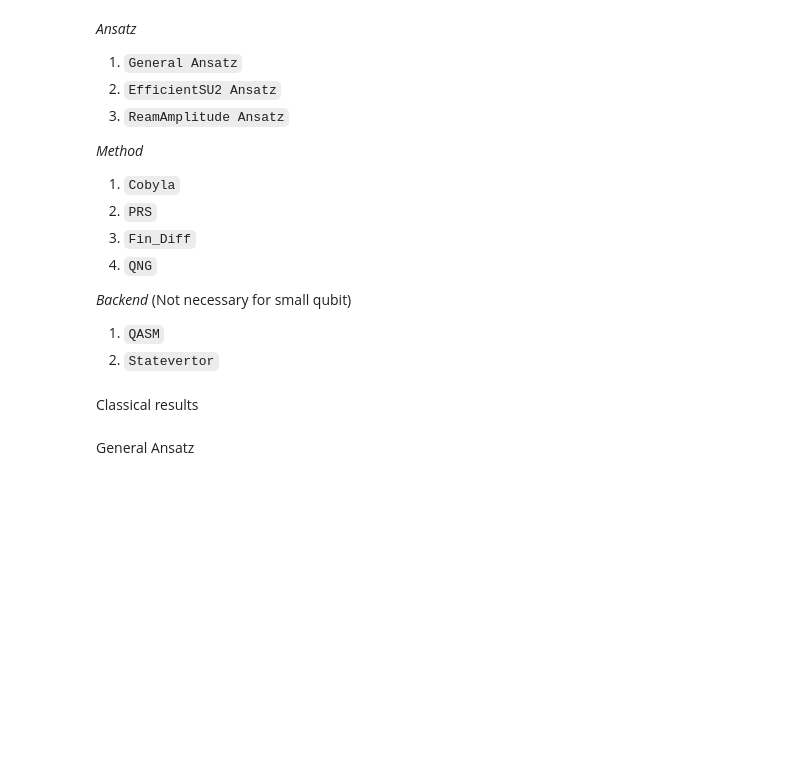
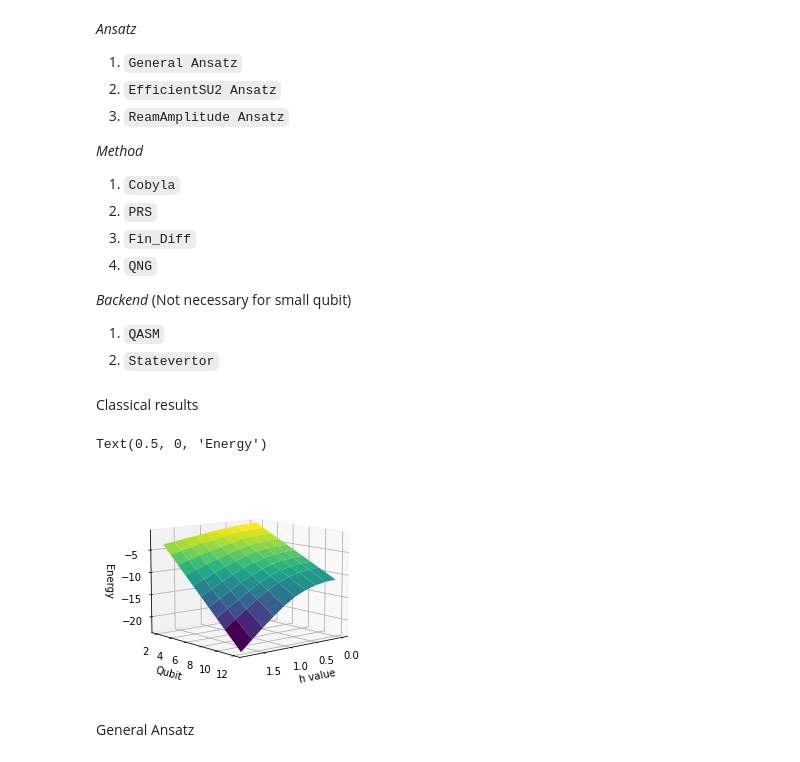
Before and after one commit to leductruyen/Quantum-Computing-Intern-Variatioal-Quantum-Algorithm-, a Jupyter notebook: VQE_Method_Accuracy_Comparison.ipynb, the cells around one changed output. Drawn from its saved outputs; the diff is of its cells as text; code cells hidden in the pictures; blank space fills up the shorter version.

```diff
--- a/VQE_Method_Accuracy_Comparison (main, final running).ipynb
+++ b/VQE_Method_Accuracy_Comparison.ipynb
@@ -247,22 +222,39 @@ def vqe_exact(qc, parameter, q,h, file=None):
             file.write(f'Ising Hamilton result: {Ising_Hamilton} \n')
     return Ising_Hamilton
+# %%
+def vqe_exact1(parameter, q,h):
+    # parameters = ParameterVector('θ', 2**(q+1)-2)
+    # qc = PrepareState_Gen(parameters,q)
+    qc = RealAmplitudes(q, entanglement='linear', reps=1)
+    qc = qc.assign_parameters(parameter)
+    Ising_Hamilton = 0
+    for i in range(q):
+        Xterm = Expectation_Exact("X",i,circ=qc)
+        if i < (q-1):
+            Zterm = Expectation_Exact("ZZ",i,i+1,circ = qc)
+        elif i == (q-1):
+            Zterm = 0
+        Ising_Hamilton = Ising_Hamilton + Zterm + h*Xterm
+    return Ising_Hamilton
 # %%
-def vqe_exact1(qc, parameter, q,h, file=None):
+def vqe_backend(qc,parameter, q,h, file=None):
     # parameters = ParameterVector('θ', 2**(q+1)-2)
     # qc = PrepareState_Gen(parameters,q)
     # qc = RealAmplitudes(q, entanglement='linear', reps=1)
     qc = qc.assign_parameters(parameter)
     Ising_Hamilton = 0
     for i in range(q):
-        Xterm = Expectation_Exact("X",i,circ=qc)
+        Xterm = Expectation_backend("X",i,circ=qc)
         if i < (q-1):
-            Zterm = Expectation_Exact("Z",i,i+1,circ = qc)
+            Zterm = Expectation_backend("ZZ",i,i+1,circ = qc)
         elif i == (q-1):
             Zterm = 0
         Ising_Hamilton = Ising_Hamilton + Zterm + h*Xterm
 
         # File write
-        # file.write(f'Parameter: {parameter} \n ')
-        # file.write(f'Result: {result} \n ')
-        # file.write(f'Ising Hamilton result: {Ising_Hamilton} \n')
+        if file == None:
+            continue
+        else:
+            file.write(f'Parameter: {parameter} \n ')
+            file.write(f'Ising Hamilton result: {Ising_Hamilton} \n')
     return Ising_Hamilton
@@ -704,3 +683,18 @@ for i in [0,0.3,0.6,0.9,1.2,1.5,1.8]:
+# %%
+hvalue = [2*i/10 for i in range(10)]
+X, Y = np.meshgrid(hvalue, qvalue)
+# %%
+fig = plt.figure()
+ax = plt.axes(projection='3d')
+ax.plot_surface(X, Y,np.real(cvalue), rstride=1, cstride=1,
+                cmap='viridis', edgecolor='none')
+ax.view_init(10,50)
+ax.set_xlabel('h value')
+ax.set_ylabel('Qubit')
+ax.set_zlabel('Energy')
+# %% [output]
+Text(0.5, 0, 'Energy')
+[figure, added]
 # %% [markdown]
 General Ansatz
 # %%
```
Also changed, not shown: parts of 16 cells of this notebook, 5 other files.
